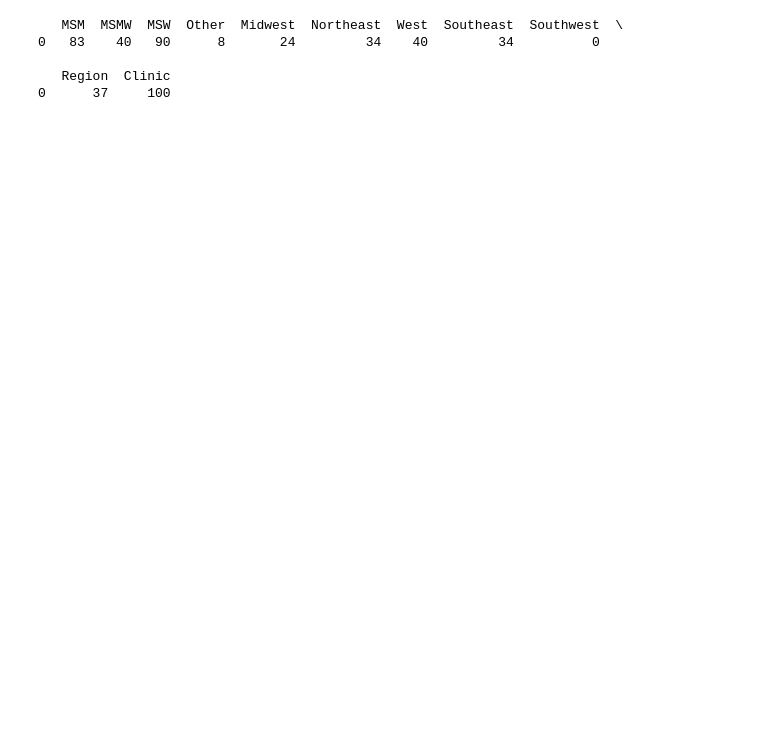
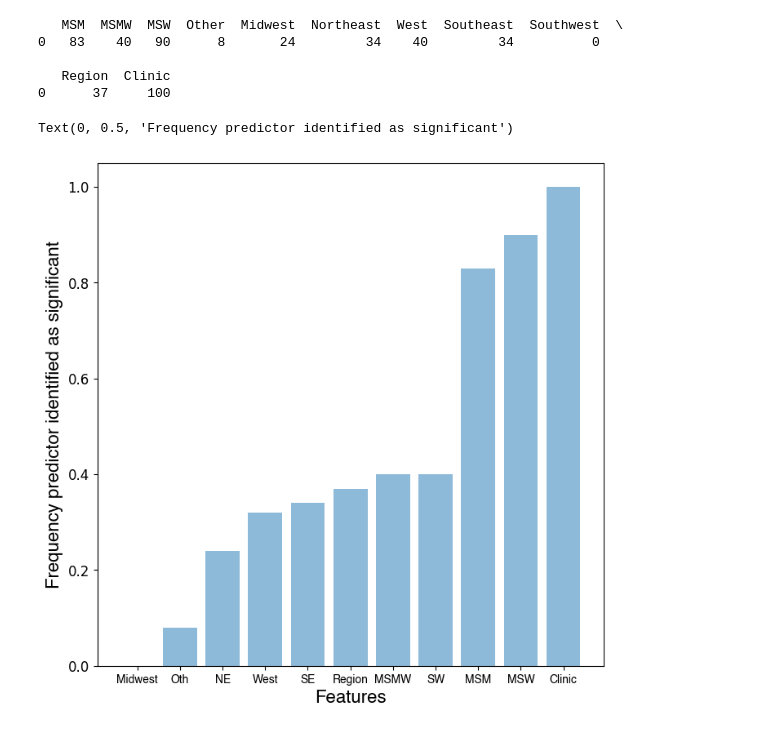
Before and after one commit to RachelMurray-Watson/GISP_data_initial, a Jupyter notebook: PI_temporal_CV_repeated.ipynb, the cells around one changed output. Cells and saved outputs as stored; diff of their text form; code cells hidden in the pictures; blank space fills up the shorter version.

Commit message:
PI graph

```diff
--- a/PI_temporal_CV_repeated.ipynb
+++ b/PI_temporal_CV_repeated.ipynb
@@ -16,6 +16,6 @@ from sklearn.inspection import permutation_importance
 from scipy.stats import loguniform
 from imblearn.over_sampling import RandomOverSampler
 from sklearn.metrics import confusion_matrix
-
+hfont = {'fontname':'Helvetica'}
 ## read data
 CIP_data_no_drop = pd.read_csv("CIP_data_encode_prev_not_dropped.csv")
@@ -123,0 +117,31 @@ plt.xlabel('Features')
+# %%
+feature_names = ['MSM','MSMW', 'MSW', 'Oth','NE', 'SE', 'SW', 'West', 'Midwest','Region', 'Clinic']
+PI_dataframe = pd.DataFrame({
+'MSM':83,
+'MSMW': 40,
+'MSW': 90,
+'Other':8,
+'Midwest':24,
+'Northeast':34,
+'West': 40,
+'Southeast': 32,
+'Southwest':0,
+'Region':37,
+'Clinic':100},index=[0])
+
+PI_dataframe = pd.DataFrame({
+'Features': feature_names,
+'Importance': [83, 40, 90, 8, 24, 34, 40, 32, 0, 37, 100]})
+
+PI_dataframe_sorted = PI_dataframe.sort_values('Importance')
+PI_dataframe_sorted["Importance"]  = PI_dataframe_sorted["Importance"]/100
+plt.rcParams['figure.figsize'] = [8, 8]
+y_pos = np.arange(len(feature_names))
+plt.bar('Features', 'Importance', data =  PI_dataframe_sorted, align='center', alpha=0.5)
+plt.xticks(y_pos, **hfont)
+plt.yticks(fontsize=12)
+plt.xlabel('Features', **hfont, fontsize=16)
+plt.ylabel('Frequency predictor identified as significant', **hfont,fontsize=16)
+# %% [output]
+Text(0, 0.5, 'Frequency predictor identified as significant')
+[figure, added]
```
Also changed, not shown: parts of 7 cells of this notebook, 1 other file.
